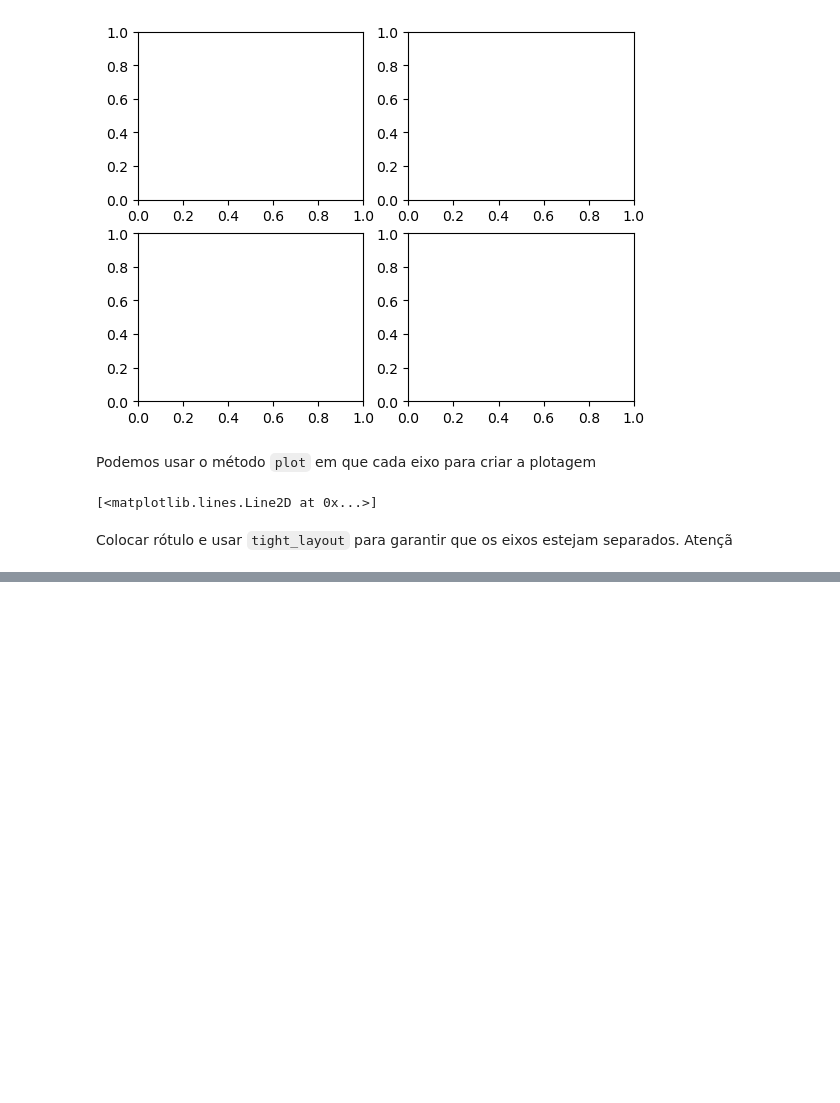
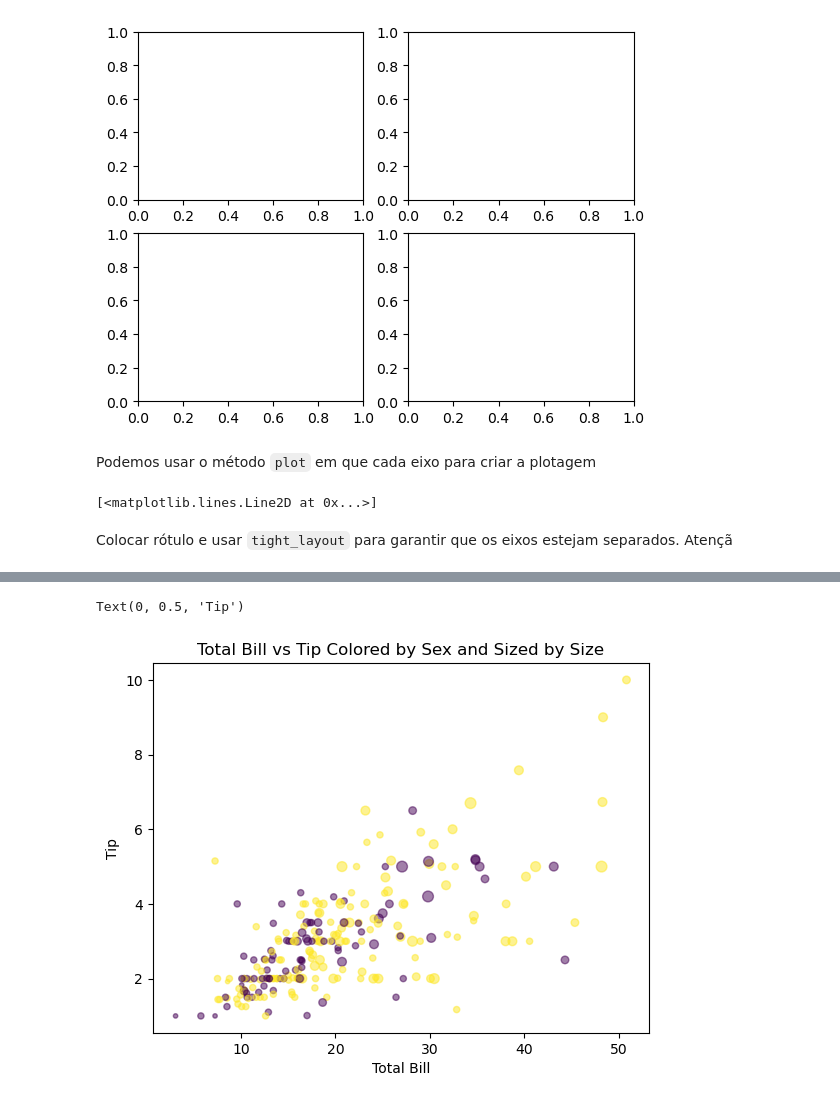
Before and after one commit to mateusyamaguti/TUTORIAL-Analise-de-dados-com-python-e-pandas, a Jupyter notebook: notebooks/3_capitulo/3_capitulo.ipynb, the cells around one changed output, grey strips where cells are left out. Cells and saved outputs as stored; diff of their text form; code cells hidden in the pictures; blank space fills up the shorter version.

```diff
--- a/notebooks/3_capitulo/3_capitulo.ipynb
+++ b/notebooks/3_capitulo/3_capitulo.ipynb
@@ -107,0 +175,35 @@ fig
+# %%
+# Usa uma variável de cor baseada no sexo
+# Poderia converter essa função para lambda -> recode_sex = lambda sex: 0 if sex == "Female" else 1
+def recode_sex(sex):
+    if sex == "Female":
+        return 0
+    else:
+        return 1
+
+tips["sex_color"] = tips["sex"].apply(recode_sex) # O método apply é usado para alterar um dados no dataframe
+
+scatter_plot = plt.figure()
+axes1 = scatter_plot.add_subplot(1, 1, 1)
+axes1.scatter(
+    x = tips["total_bill"],
+    y = tips["tip"],
+
+    # define o tamanho dos pontos com base no tamanho dos grupos;
+    # multiplicamos os valores por 10 para deixar os pontos maiores
+    # e enfatizar as diferenças
+    s = tips["size"] * 10,
+
+    # define a cor para o sexo
+    c = tips["sex_color"],
+
+    # define o valor de alpha para que os pontos sejam mais transparentes;
+    # isso ajuda no caso de pontos que se sobrepõem
+
+    alpha = 0.5)
+axes1.set_title("Total Bill vs Tip Colored by Sex and Sized by Size")
+axes1.set_xlabel("Total Bill")
+axes1.set_ylabel("Tip")
+# %% [output]
+Text(0, 0.5, 'Tip')
+[figure, added]
```
Also changed, not shown: parts of 19 cells of this notebook, 3 other files.
